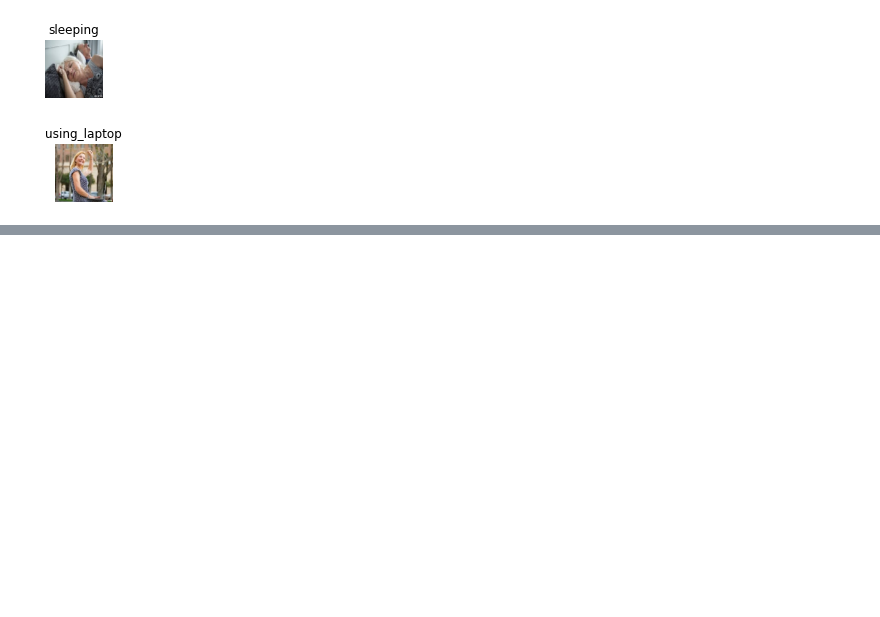
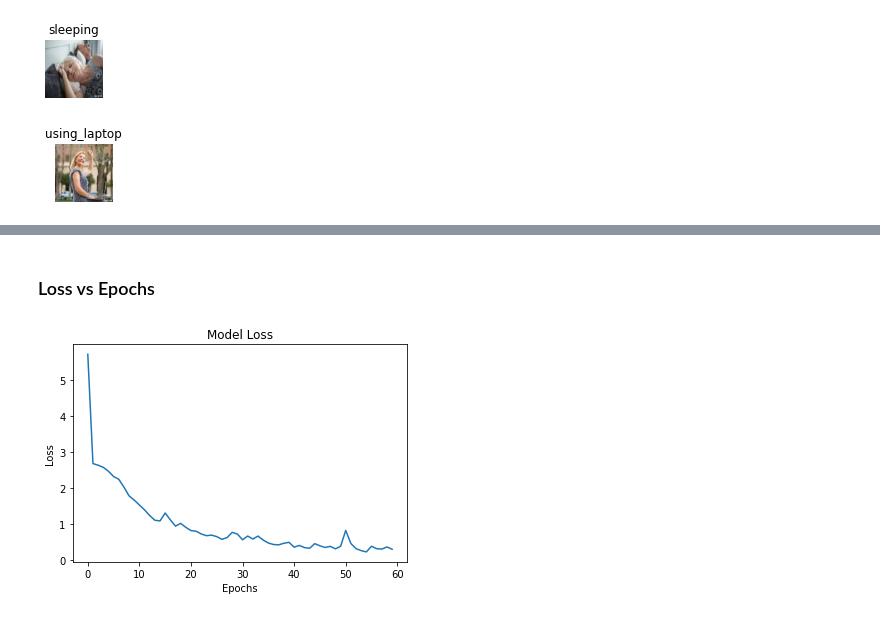
Before and after one commit to aryamaan-roy/Action_Recognition_Model, a Jupyter notebook: Project_HAR.ipynb, the cells around one changed output, grey strips where cells are left out. Cells and saved outputs as stored; diff of their text form; code cells hidden in the pictures; blank space fills up the shorter version.

```diff
--- a/Project_HAR.ipynb
+++ b/Project_HAR.ipynb
@@ -382,0 +280,12 @@ accuracy_score(y_out, y_pred)*100
+# %% [markdown]
+### Loss vs Epochs
+# %%
+# plot loss vs epochs from history of cnn model
+
+plt.plot(history.history['loss'])
+plt.title('Model Loss')
+plt.xlabel('Epochs')
+plt.ylabel('Loss')
+plt.show()
+# %% [output]
+[figure, added]
```
Also changed, not shown: parts of 26 cells of this notebook, 5 other files.
